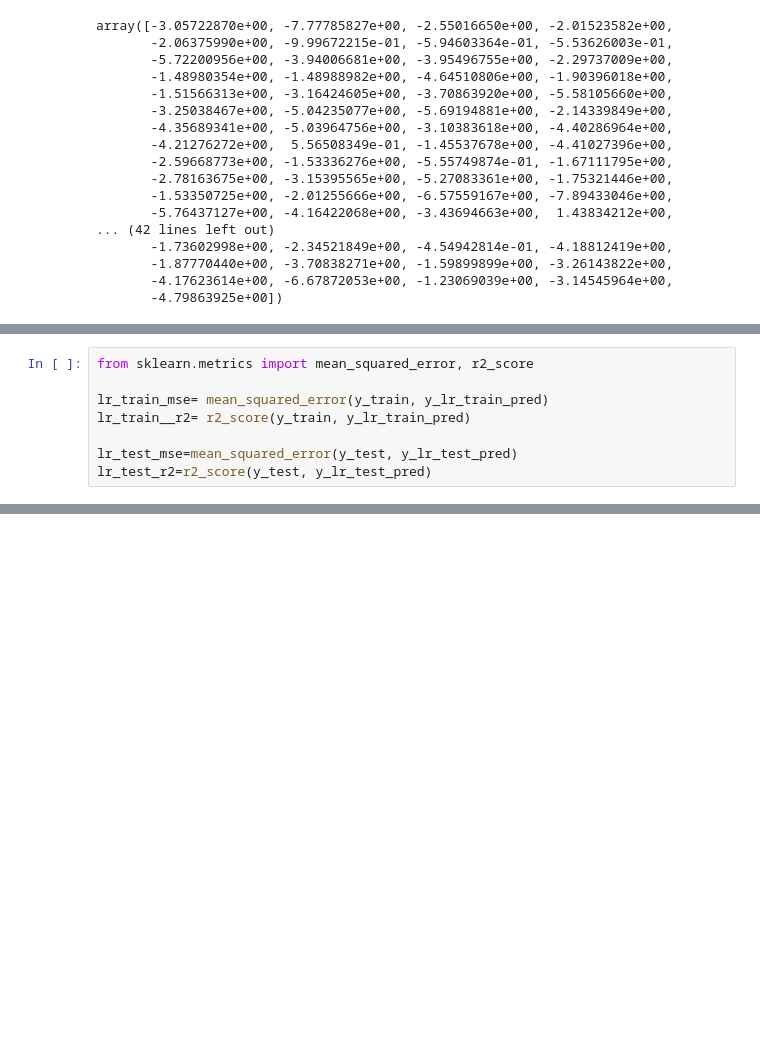
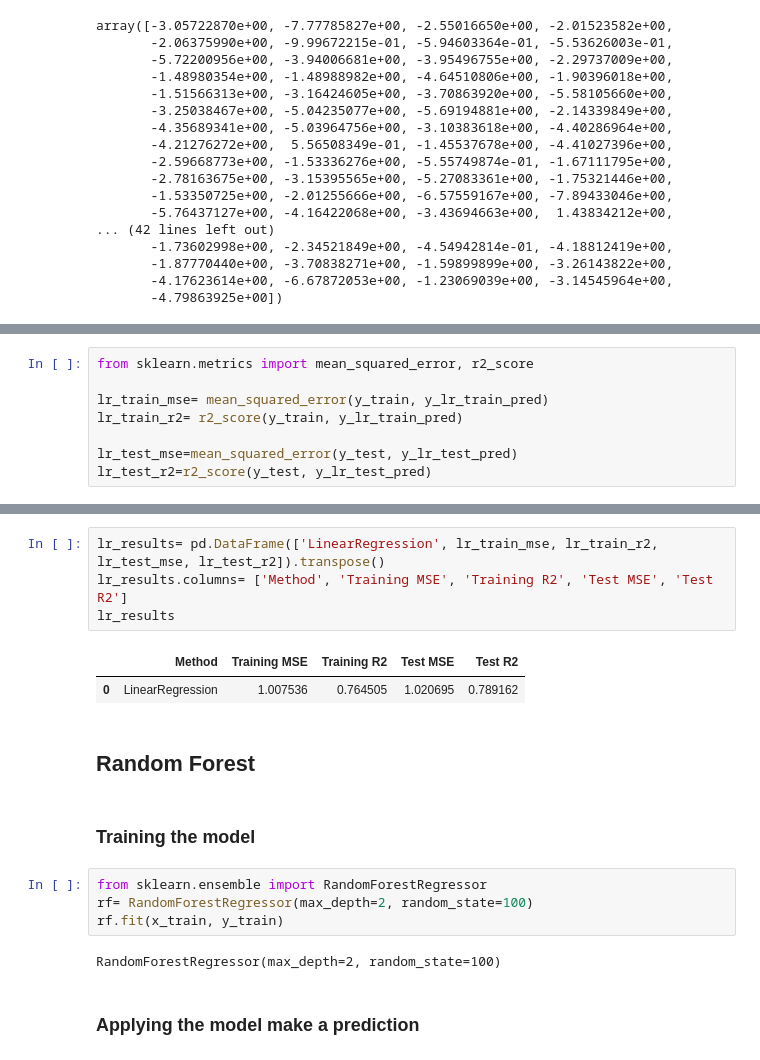
Before and after one commit to synapticwave11/ml, a Jupyter notebook: dany_ml.ipynb, the cells around one changed output, grey strips where cells are left out. Saved outputs shown, nothing was run; the diff lists cells and outputs as text; blank space fills up the shorter version.

```diff
--- a/dany_ml.ipynb
+++ b/dany_ml.ipynb
@@ -227,7 +194,7 @@ array([-2.83668969,  0.84208401, -0.50930302, -0.13058053, -1.6269208 ,
 from sklearn.metrics import mean_squared_error, r2_score
 
 lr_train_mse= mean_squared_error(y_train, y_lr_train_pred)
-lr_train__r2= r2_score(y_train, y_lr_train_pred)
+lr_train_r2= r2_score(y_train, y_lr_train_pred)
 
 lr_test_mse=mean_squared_error(y_test, y_lr_test_pred)
 lr_test_r2=r2_score(y_test, y_lr_test_pred)
@@ -249,0 +211,19 @@ lr_test_r2
+# %%
+lr_results= pd.DataFrame(['LinearRegression', lr_train_mse, lr_train_r2, lr_test_mse, lr_test_r2]).transpose()
+lr_results.columns= ['Method', 'Training MSE', 'Training R2', 'Test MSE', 'Test R2']
+lr_results
+# %% [output]
+|  | Method | Training MSE | Training R2 | Test MSE | Test R2 |
+| 0 | LinearRegression | 1.007536 | 0.764505 | 1.020695 | 0.789162 |
+# %% [markdown]
+## Random Forest
+# %% [markdown]
+### Training the model
+# %%
+from sklearn.ensemble import RandomForestRegressor
+rf= RandomForestRegressor(max_depth=2, random_state=100)
+rf.fit(x_train, y_train)
+# %% [output]
+RandomForestRegressor(max_depth=2, random_state=100)
+# %% [markdown]
+### Applying the model make a prediction
```
Also changed, not shown: parts of 24 cells of this notebook.
